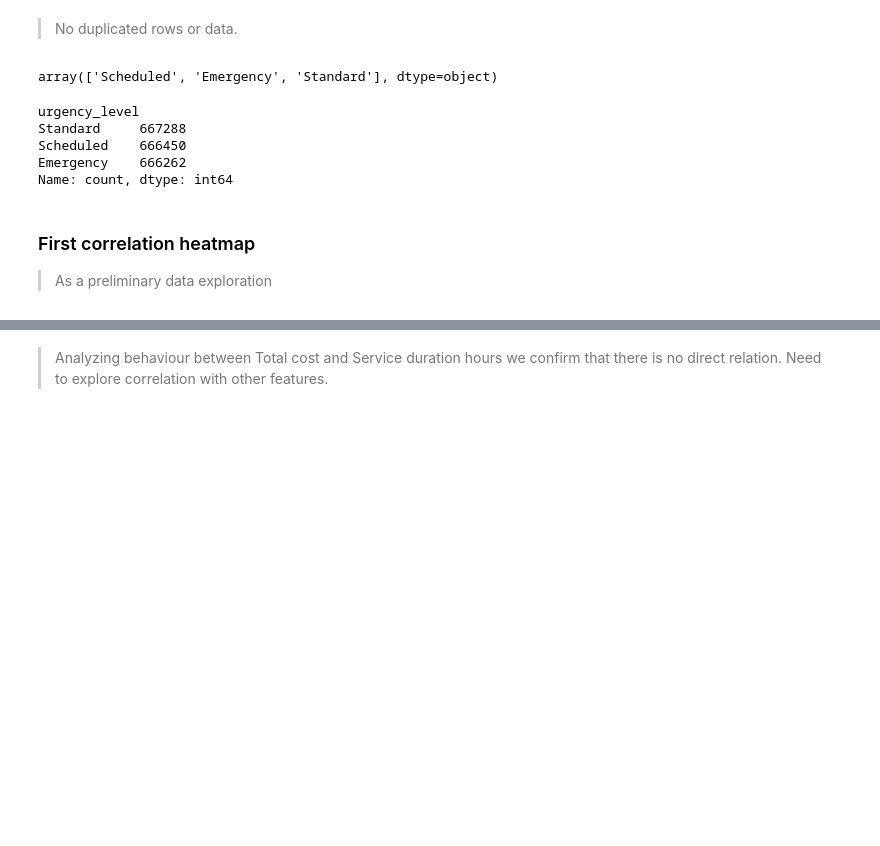
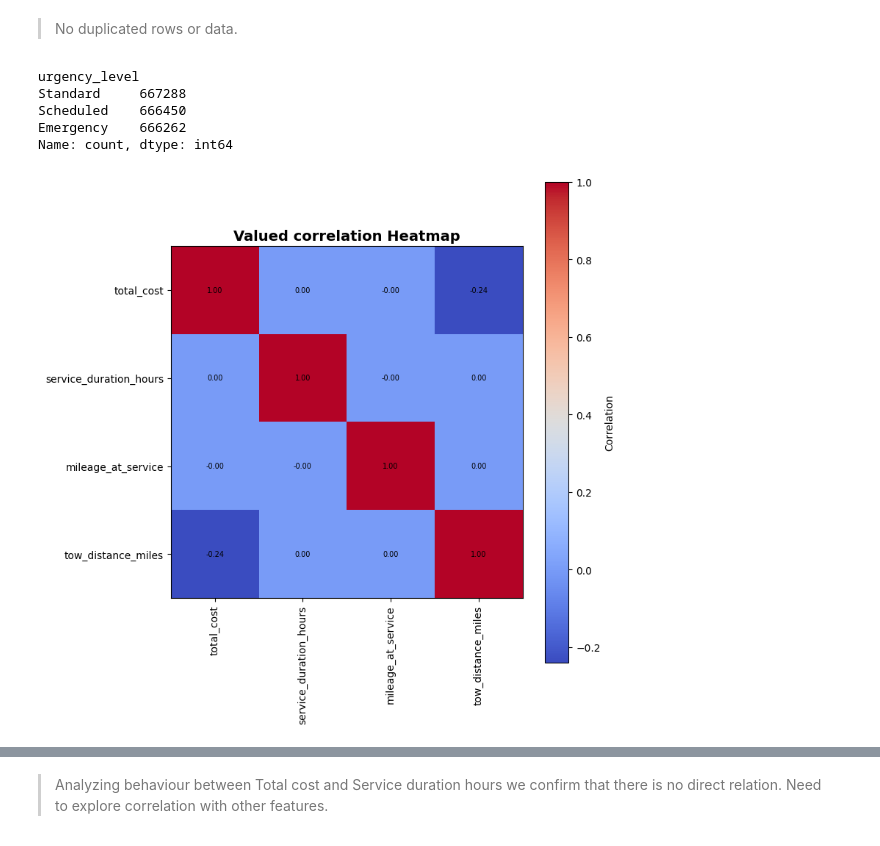
Before and after one commit to 4GeeksAcademy/sp-ml-17-final-project-g5, a Jupyter notebook: notebooks/eda.ipynb, the cells around one changed output, grey strips where cells are left out. Drawn from its saved outputs; the diff is of its cells as text; code cells hidden in the pictures; blank space fills up the shorter version.

```diff
--- a/notebooks/eda.ipynb
+++ b/notebooks/eda.ipynb
@@ -148,5 +147,6 @@ df = df.drop(["service_id",
               "warranty_information",
               "is_warranty_valid",
               "insurance_claim_used",
+              "estimated_cost",
               "mechanic_name"], axis=1)
 # %%
@@ -279,3 +290,9 @@ df["service_description"].value_counts(), df["service_description"].nunique()
  Diagnosed and repaired Brake Fluid.            70834
  Name: count, dtype: int64,
  22)
+# %%
+# Remove "diagnosed and repaired" from all rows
+df["service_description"] = ( df["service_description"].str.replace("diagnosed and repaired",
+                                                                    "", case=False).str.strip())  # to eliminate spaces
+
+df["service_description"].value_counts()
@@ -295,10 +330,6 @@ False    2000000
 Name: count, dtype: int64
 # %% [markdown]
 > No duplicated rows or data.
-# %%
-df["urgency_level"].unique()
-# %% [output]
-array(['Scheduled', 'Emergency', 'Standard'], dtype=object)
 # %%
 df["urgency_level"].value_counts()
 # %% [output]
@@ -307,33 +338,34 @@ Standard     667288
 Scheduled    666450
 Emergency    666262
 Name: count, dtype: int64
-# %% [markdown]
-### First correlation heatmap
-> As a preliminary data exploration
+# %%
+if "Tow Distance Miles" in df.columns:
+    df["Needs Tow"] = (df["Tow Distance Miles"].fillna(0) > 0).astype(int)
 # %%
 num_df = df.select_dtypes(include=["number"]) # Select only numeric columns
-num_df = num_df.drop(["customer_feedback","technician_rating"], axis=1)
 correlation = num_df.corr()
 
 plt.figure(figsize=(8, 8))
 im = plt.imshow(correlation, cmap="coolwarm", interpolation="nearest")
 
 plt.colorbar(im, label="Correlation") # Add colorbar
 
 # Axis labels
 plt.xticks(range(len(correlation.columns)), correlation.columns, rotation=90)
 plt.yticks(range(len(correlation.index)), correlation.index)
 
 for i in range(len(correlation.index)): # --- Add correlation values ---
     for j in range(len(correlation.columns)):
         value = correlation.iloc[i, j]
         plt.text( j, i, f"{value:.2f}",
                  ha="center", va="center",
                  color="black", fontsize=7)
 
 plt.title("Valued correlation Heatmap", fontsize=14, weight="bold")
 plt.tight_layout()
 plt.show()
+# %% [output]
+[figure, added]
 # %%
 plt.figure(figsize=(8, 5))
 plt.scatter(df["service_duration_hours"], df["total_cost"], alpha=0.3)
```
Also changed, not shown: parts of 14 cells of this notebook.
